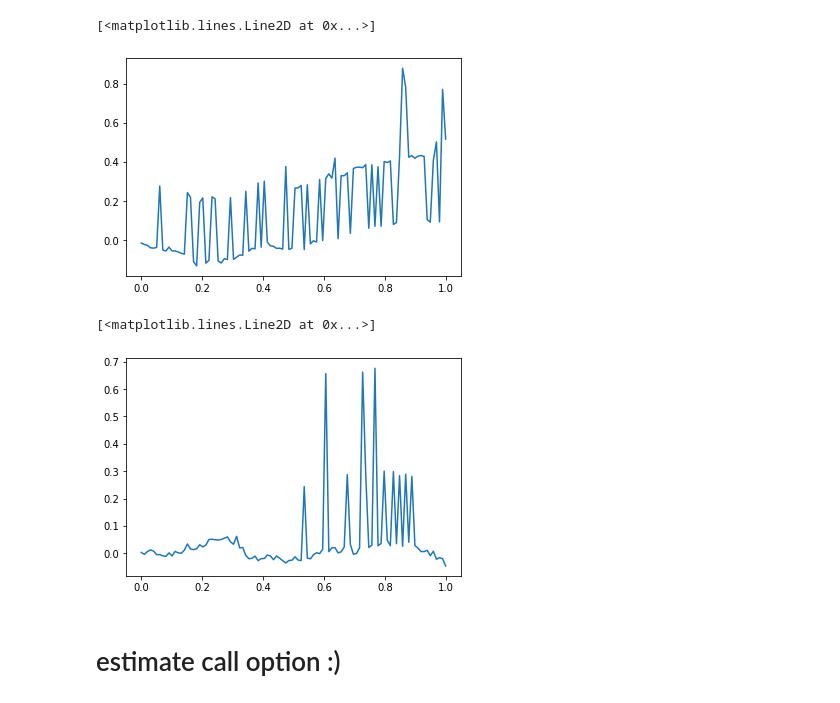
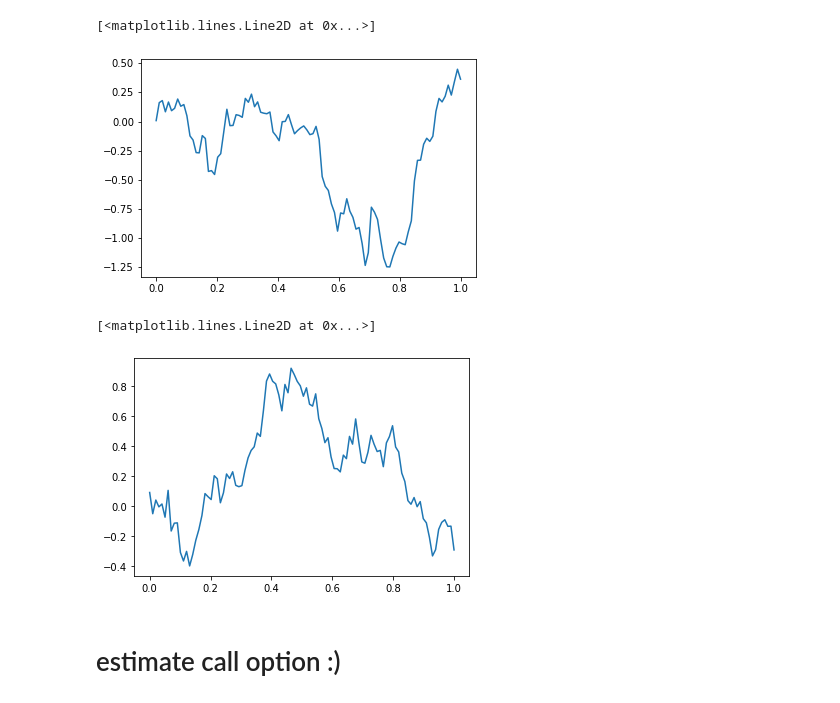
Before and after one commit to gamble27/random-processes, a Jupyter notebook: l4.ipynb, the cells around one changed output. Drawn from its saved outputs; the diff is of its cells as text; code cells hidden in the pictures.

```diff
--- a/l4.ipynb
+++ b/l4.ipynb
@@ -8,21 +11,21 @@ from typing import Callable
 # %%
 def brownian(t: np.ndarray):
-    return np.cumsum(np.random.randn(t.shape[0])) / t.shape[0]
+    return np.cumsum(np.random.randn(t.shape[0])) * np.sqrt(t[1] - t[0])
 
 
-def f_1(x, nu_1: Callable, l, eps):
+def f_1(x, nu: Callable, l, eps):
     assert l > 0, "invalid sampling params"
     if abs(x) < eps:
         return 0
     else:
-        return nu_1(x) / l
+        return nu(x) / l
 
 
 def sample_f(nu: Callable, l, eps, m=10**6):
     """
     sample f-distributed iid rv
     using accept-reject method
-    :param nu_1: d(nu)/dx
+    :param nu: d(nu)/dx
     :param l: lambda
     :param eps: epsilon
     :param m: number of samples in unif
@@ -39,20 +42,28 @@ def sample_f(nu: Callable, l, eps, m=10**6):
     ])
 
 
+def pp(t: np.ndarray, l):
+    dt = t[1] - t[0]
+    values = [0]
+    for i in range(t.shape[0]-1):
+        values.append(values[-1] + np.random.poisson(l*dt))
+
+    return np.array(values)
+
+
 def cpp(t: np.ndarray, nu:Callable, l, eps):
     res = []
     xi = sample_f(nu, l, eps)
-    for ti in t:
-        pp = np.random.poisson(l*ti)
-
-        if pp > xi.shape[0]:
+    pois = pp(t, l)
+    for i in range(t.shape[0]):
+        if pois[i] > xi.shape[0]:
             xi_1 = sample_f(nu, l, eps)
             xi = np.array(list(xi).append(list(xi_1)))
 
-        res.append(xi[:pp].sum())
+        res.append(xi[:pois[i]].sum())
     return res
 
-def levi_1(t: np.ndarray, m0, sigma,
+def levy_1(t: np.ndarray, m0, sigma,
            l, eps, nu: Callable):
     brm = brownian(t)
     y = m0*t + sigma*brm
@@ -68,24 +86,24 @@ def nu_2(x):
     return np.exp(-x) / x
 # %%
 t = np.linspace(0,1,100)
-x1 = levi_1(t,
+x1 = levy_1(t,
            m0=0, sigma=1,
            l = 1, eps = 1/2,
            nu = nu_2)
 plt.plot(t,x1)
 # %% [output]
 [<matplotlib.lines.Line2D at 0x...>]
-[figure, old version]
+[figure, new version]
 # %%
 t = np.linspace(0,1,100)
-x2 = levi_1(t,
+x2 = levy_1(t,
            m0=0, sigma=1,
            l = 2, eps = 1/7,
            nu = nu_1)
 plt.plot(t,x2)
 # %% [output]
 [<matplotlib.lines.Line2D at 0x...>]
-[figure, old version]
+[figure, new version]
 # %% [markdown]
 # estimate call option :)
 # %%
```
Also changed, not shown: parts of 8 cells of this notebook.
